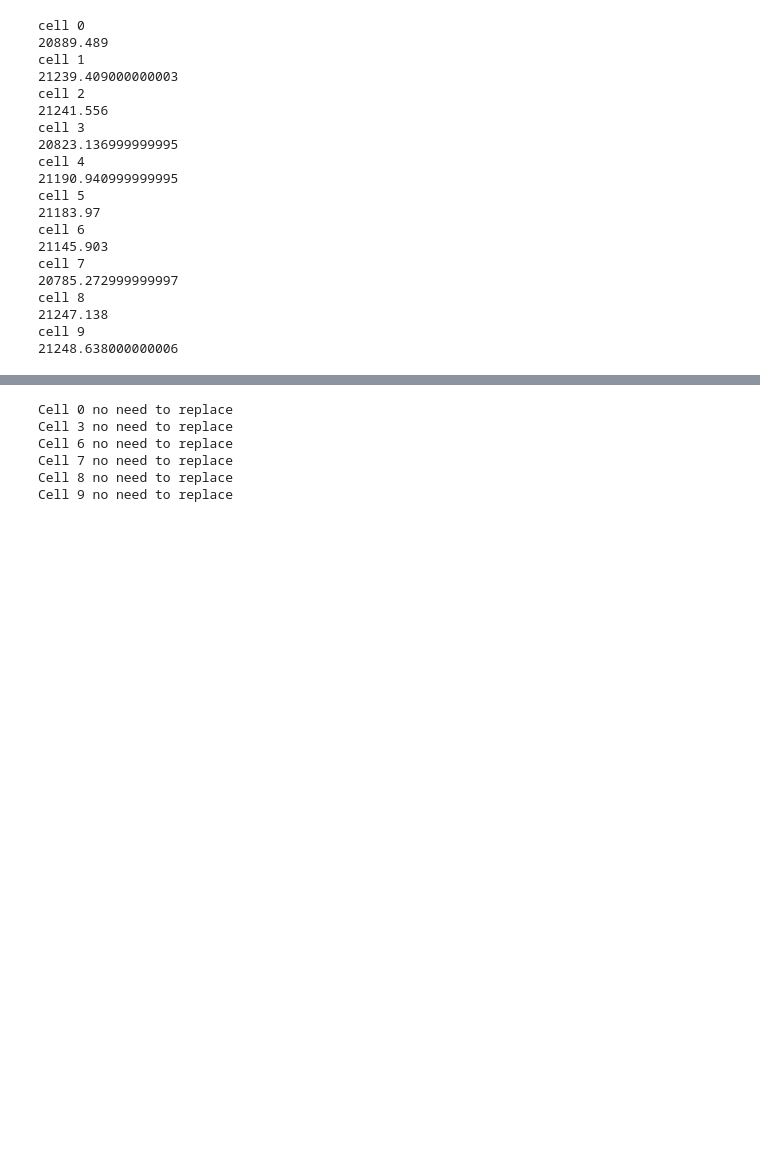
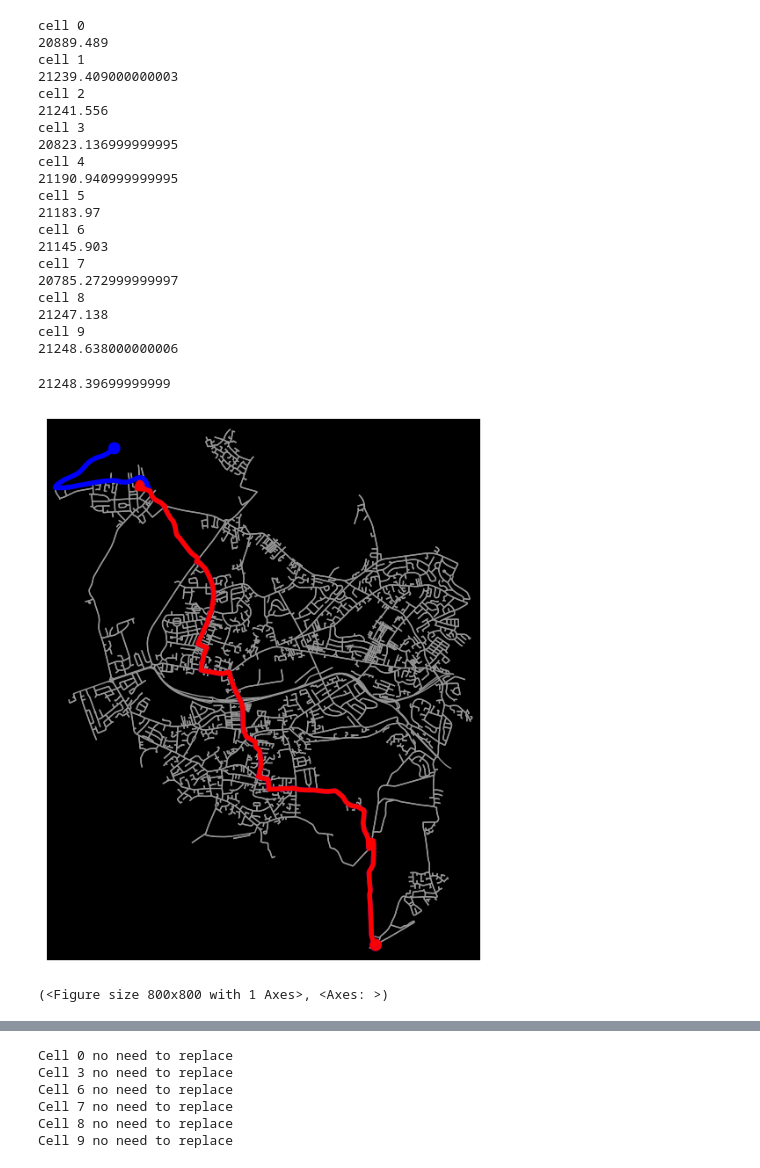
Before and after one commit to congrendai/NDA_CW2, a Jupyter notebook: NDA_CW2.ipynb, the cells around one changed output, grey strips where cells are left out. Cells and saved outputs as stored; diff of their text form; code cells hidden in the pictures; blank space fills up the shorter version.

```diff
--- a/NDA_CW2.ipynb
+++ b/NDA_CW2.ipynb
@@ -743,6 +743,10 @@ cell 8
 cell 9
 21248.638000000006
 # %%
-seven = find_line_route(cell_graphs[7])
-ox.plot_graph_routes(cell_graphs[7], seven[0], route_color=seven[2], route_linewidth=1, node_size=0, bgcolor='k', route_alpha=1)
+temp_7 = find_line_route(cell_graphs[7])
+ox.plot_graph_routes(cell_graphs[7], temp_7[0], route_colors=["b","r"], route_linewidth=1, node_size=0, bgcolor='k', route_alpha=1)
+# %% [output]
+21248.39699999999
+[figure, added]
+(<Figure size 800x800 with 1 Axes>, <Axes: >)
 # %%
```
Also changed, not shown: parts of 5 cells of this notebook, 10 other files.
